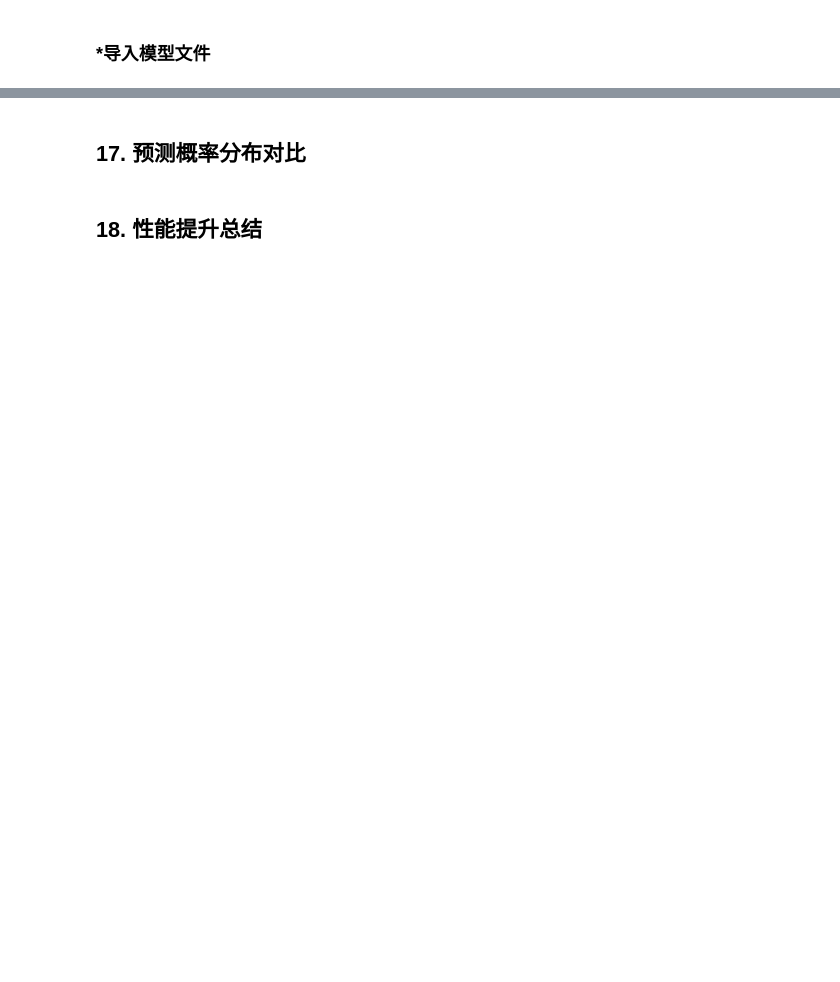
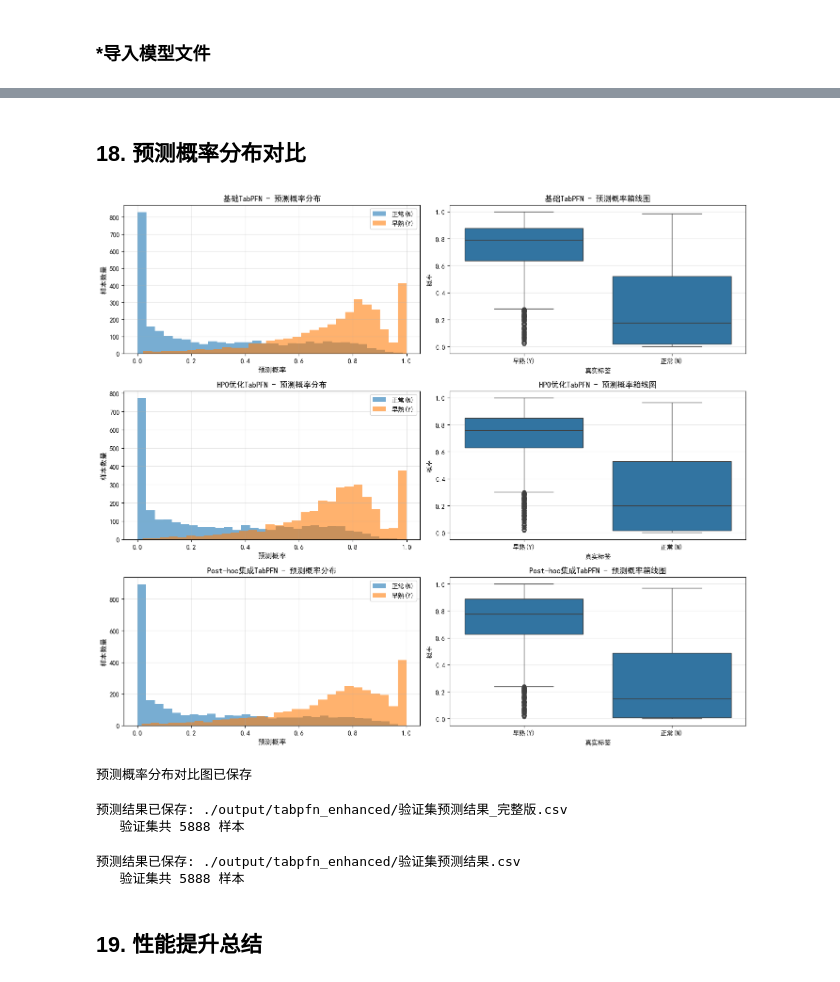
Before and after one commit to Shen-YuFei/precocious_puberty_ML, a Jupyter notebook: TabPFN_Enhanced.ipynb, the cells around one changed output, grey strips where cells are left out. Cells and saved outputs as stored; diff of their text form; code cells hidden in the pictures; blank space fills up the shorter version.

```diff
--- a/TabPFN_Enhanced.ipynb
+++ b/TabPFN_Enhanced.ipynb
@@ -503,9 +564,9 @@ import joblib
 
 # 模型文件路径
 model_files = {
-    "基础TabPFN": "./output/enhanced/models/tabpfn_basic.pkl",
-    "HPO优化TabPFN": "./output/enhanced/models/tabpfn_hpo.pkl",
-    "Post-hoc集成TabPFN": "./output/enhanced/models/tabpfn_auto.pkl",
+    "基础TabPFN": "./output/tabpfn_enhanced/models/tabpfn_basic.pkl",
+    "HPO优化TabPFN": "./output/tabpfn_enhanced/models/tabpfn_hpo.pkl",
+    "Post-hoc集成TabPFN": "./output/tabpfn_enhanced/models/tabpfn_auto.pkl",
 }
 
 # 导入模型
@@ -710,5 +820,5 @@ print(f"\n详细性能指标已保存: ./output/enhanced/详细性能指标.csv"
 # %% [markdown]
-## 17. 预测概率分布对比
+## 18. 预测概率分布对比
 # %%
 fig, axes = plt.subplots(3, 2, figsize=(14, 12))
 
@@ -721,35 +831,42 @@ models_plot = [
 for idx, (model_name, y_pred_proba) in enumerate(models_plot):
     # 概率分布直方图
     ax1 = axes[idx, 0]
     for label, name in [(0, "正常(N)"), (1, "早熟(Y)")]:
         mask = y_validation_binary == label
         ax1.hist(y_pred_proba[mask], bins=30, alpha=0.6, label=name)
     ax1.set_xlabel("预测概率", fontsize=11)
     ax1.set_ylabel("样本数量", fontsize=11)
     ax1.set_title(f"{model_name} - 预测概率分布", fontsize=12, fontweight="bold")
     ax1.legend()
     ax1.grid(alpha=0.3)
 
     # 概率箱线图
     ax2 = axes[idx, 1]
     data_plot = pd.DataFrame(
         {
             "概率": y_pred_proba,
             "真实标签": [
                 "正常(N)" if y == 0 else "早熟(Y)" for y in y_validation_binary
             ],
         }
     )
     sns.boxplot(data=data_plot, x="真实标签", y="概率", ax=ax2)
     ax2.set_title(f"{model_name} - 预测概率箱线图", fontsize=12, fontweight="bold")
     ax2.grid(alpha=0.3, axis="y")
 
 plt.tight_layout()
-plt.savefig("./output/enhanced/预测概率分布对比.pdf", dpi=300, bbox_inches="tight")
-plt.savefig("./output/enhanced/预测概率分布对比.png", dpi=300, bbox_inches="tight")
+plt.savefig(
+    "./output/tabpfn_enhanced/预测概率分布对比.pdf", dpi=300, bbox_inches="tight"
+)
+plt.savefig(
+    "./output/tabpfn_enhanced/预测概率分布对比.png", dpi=300, bbox_inches="tight"
+)
 plt.show()
 
 print("预测概率分布对比图已保存")
+# %% [output]
+[figure, added]
+预测概率分布对比图已保存
 # %%
 # 保存所有模型的预测结果
 predictions_dict = {
@@ -770,10 +887,15 @@ if auc_embedding is not None:
 predictions_df = pd.DataFrame(predictions_dict)
 
 predictions_df.to_csv(
-    "./output/enhanced/验证集预测结果_完整版.csv", index=False, encoding="utf-8-sig"
+    "./output/tabpfn_enhanced/验证集预测结果_完整版.csv",
+    index=False,
+    encoding="utf-8-sig",
 )
-print(f"预测结果已保存: ./output/enhanced/验证集预测结果_完整版.csv")
+print(f"预测结果已保存: ./output/tabpfn_enhanced/验证集预测结果_完整版.csv")
 print(f"   验证集共 {len(predictions_df)} 样本")
+# %% [output]
+预测结果已保存: ./output/tabpfn_enhanced/验证集预测结果_完整版.csv
+   验证集共 5888 样本
 # %%
 # 保存所有模型的预测结果
 predictions_df = pd.DataFrame(
@@ -789,12 +911,15 @@ predictions_df = pd.DataFrame(
 )
 
 predictions_df.to_csv(
-    "./output/enhanced/验证集预测结果.csv", index=False, encoding="utf-8-sig"
+    "./output/tabpfn_enhanced/验证集预测结果.csv", index=False, encoding="utf-8-sig"
 )
-print(f"预测结果已保存: ./output/enhanced/验证集预测结果.csv")
+print(f"预测结果已保存: ./output/tabpfn_enhanced/验证集预测结果.csv")
 print(f"   验证集共 {len(predictions_df)} 样本")
+# %% [output]
+预测结果已保存: ./output/tabpfn_enhanced/验证集预测结果.csv
+   验证集共 5888 样本
 # %% [markdown]
-## 18. 性能提升总结
+## 19. 性能提升总结
 # %%
 print("\n" + "=" * 70)
 print("性能提升总结")
```
Also changed, not shown: parts of 29 cells of this notebook, 14 other files.
